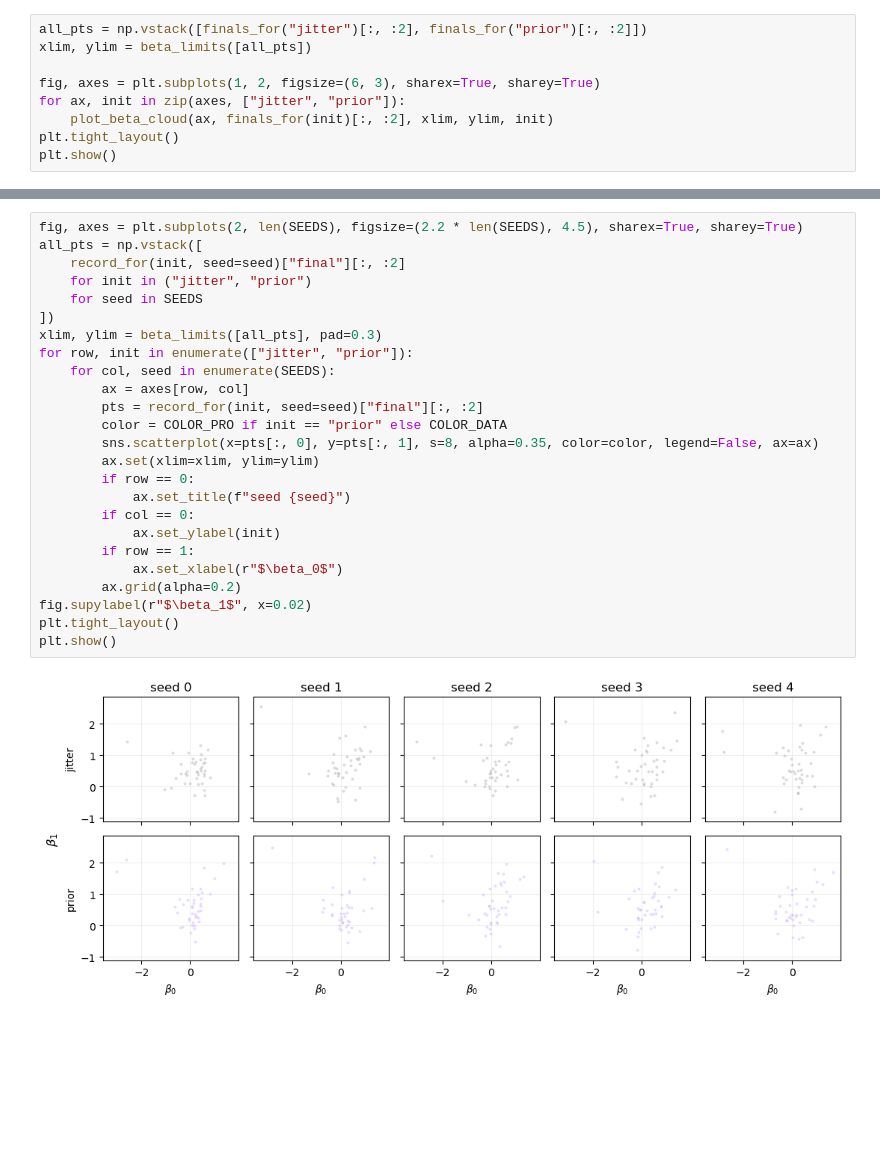
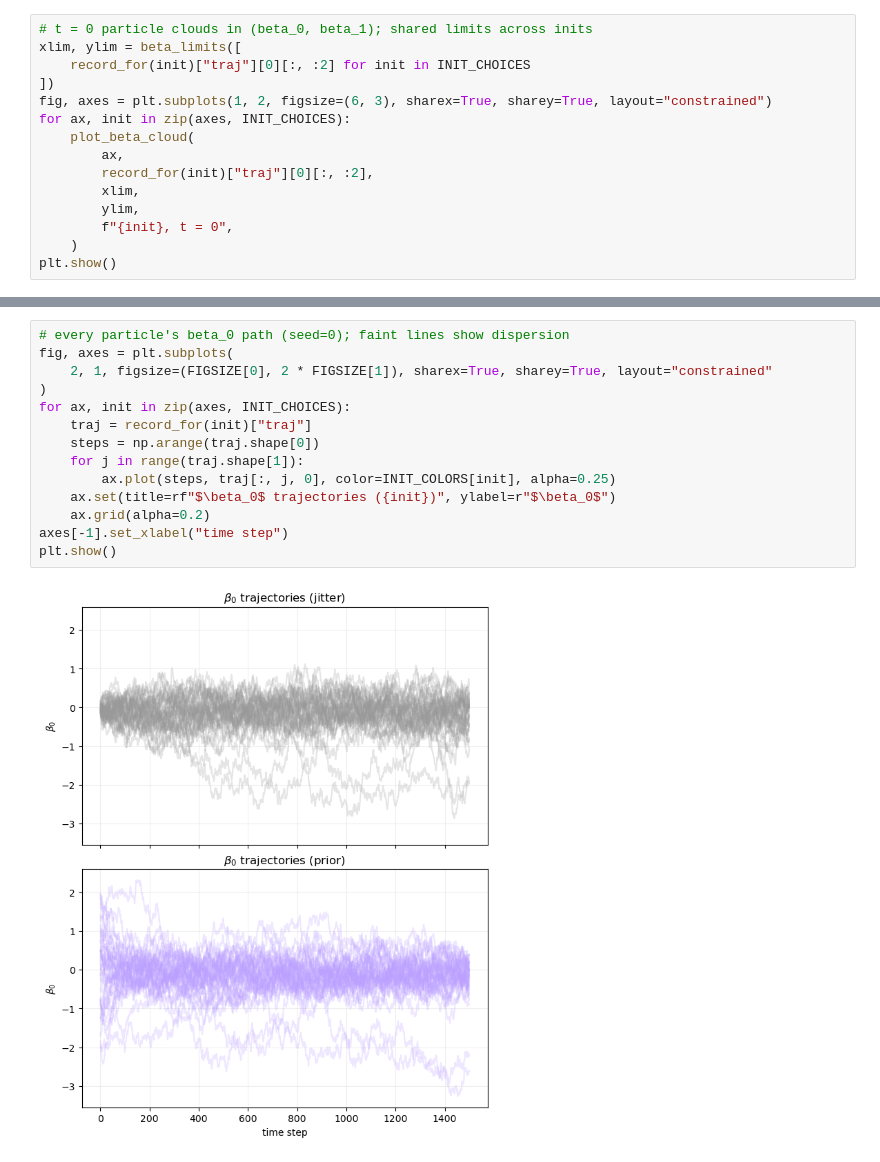
Before and after one commit to pymc-devs/pymc-prop, a Jupyter notebook: examples/init_sensitivity_penguins.ipynb, the cells around one changed output, grey strips where cells are left out. Saved outputs shown, nothing was run; the diff lists cells and outputs as text; blank space fills up the shorter version.

```diff
--- a/examples/init_sensitivity_penguins.ipynb
+++ b/examples/init_sensitivity_penguins.ipynb
@@ -208,10 +202,16 @@ plt.show()
 # %%
-all_pts = np.vstack([finals_for("jitter")[:, :2], finals_for("prior")[:, :2]])
-xlim, ylim = beta_limits([all_pts])
-
-fig, axes = plt.subplots(1, 2, figsize=(6, 3), sharex=True, sharey=True)
-for ax, init in zip(axes, ["jitter", "prior"]):
-    plot_beta_cloud(ax, finals_for(init)[:, :2], xlim, ylim, init)
-plt.tight_layout()
+# t = 0 particle clouds in (beta_0, beta_1); shared limits across inits
+xlim, ylim = beta_limits([
+    record_for(init)["traj"][0][:, :2] for init in INIT_CHOICES
+])
+fig, axes = plt.subplots(1, 2, figsize=(6, 3), sharex=True, sharey=True, layout="constrained")
+for ax, init in zip(axes, INIT_CHOICES):
+    plot_beta_cloud(
+        ax,
+        record_for(init)["traj"][0][:, :2],
+        xlim,
+        ylim,
+        f"{init}, t = 0",
+    )
 plt.show()
 # %% [output]
@@ -219,28 +219,17 @@ plt.show()
 # %%
-fig, axes = plt.subplots(2, len(SEEDS), figsize=(2.2 * len(SEEDS), 4.5), sharex=True, sharey=True)
-all_pts = np.vstack([
-    record_for(init, seed=seed)["final"][:, :2]
-    for init in ("jitter", "prior")
-    for seed in SEEDS
-])
-xlim, ylim = beta_limits([all_pts], pad=0.3)
-for row, init in enumerate(["jitter", "prior"]):
-    for col, seed in enumerate(SEEDS):
-        ax = axes[row, col]
-        pts = record_for(init, seed=seed)["final"][:, :2]
-        color = COLOR_PRO if init == "prior" else COLOR_DATA
-        sns.scatterplot(x=pts[:, 0], y=pts[:, 1], s=8, alpha=0.35, color=color, legend=False, ax=ax)
-        ax.set(xlim=xlim, ylim=ylim)
-        if row == 0:
-            ax.set_title(f"seed {seed}")
-        if col == 0:
-            ax.set_ylabel(init)
-        if row == 1:
-            ax.set_xlabel(r"$\beta_0$")
-        ax.grid(alpha=0.2)
-fig.supylabel(r"$\beta_1$", x=0.02)
-plt.tight_layout()
+# every particle's beta_0 path (seed=0); faint lines show dispersion
+fig, axes = plt.subplots(
+    2, 1, figsize=(FIGSIZE[0], 2 * FIGSIZE[1]), sharex=True, sharey=True, layout="constrained"
+)
+for ax, init in zip(axes, INIT_CHOICES):
+    traj = record_for(init)["traj"]
+    steps = np.arange(traj.shape[0])
+    for j in range(traj.shape[1]):
+        ax.plot(steps, traj[:, j, 0], color=INIT_COLORS[init], alpha=0.25)
+    ax.set(title=rf"$\beta_0$ trajectories ({init})", ylabel=r"$\beta_0$")
+    ax.grid(alpha=0.2)
+axes[-1].set_xlabel("time step")
 plt.show()
 # %% [output]
-[figure, old version]
+[figure, new version]
 # %%
```
Also changed, not shown: parts of 18 cells of this notebook, 1 other file.
